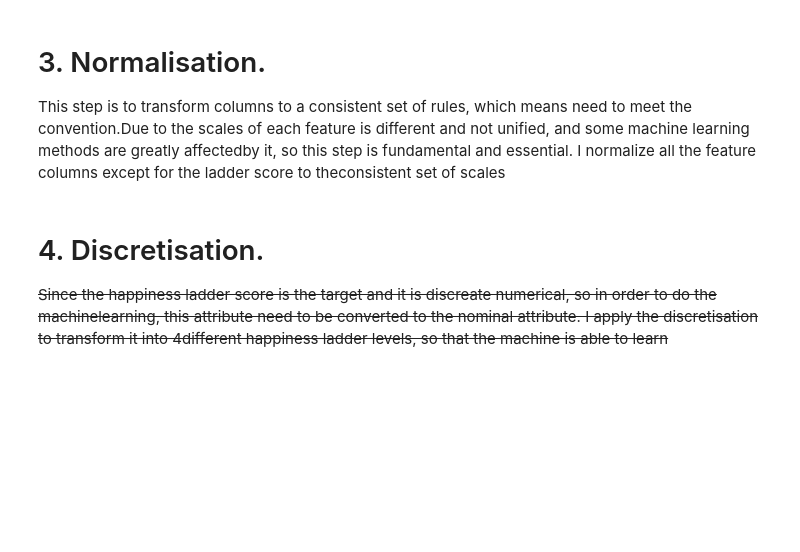
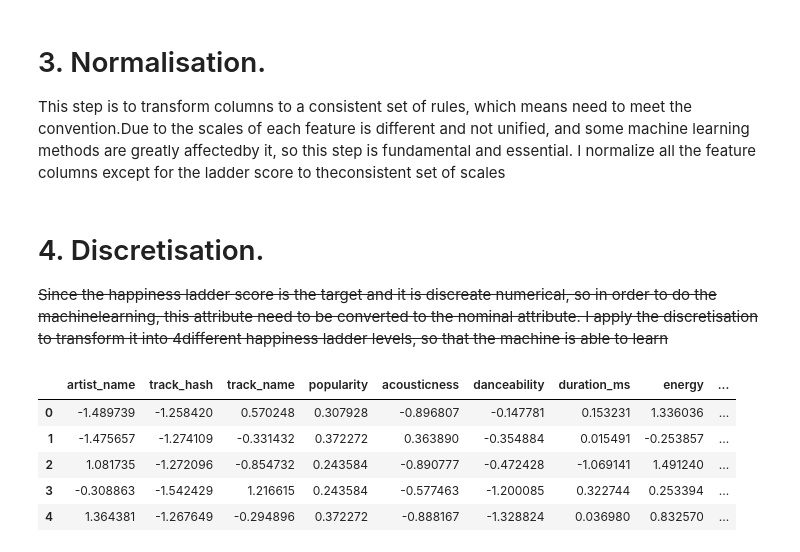
Before and after one commit to Yun-K/comp309_a3, a Jupyter notebook: a3.ipynb, the cells around one changed output. Saved outputs shown, nothing was run; the diff lists cells and outputs as text; code cells hidden in the pictures; blank space fills up the shorter version.

```diff
--- a/a3.ipynb
+++ b/a3.ipynb
@@ -369,6 +404,22 @@ MemoryError: Unable to allocate 14.1 GiB for an array with shape (47511, 39917)
 # 3. Normalisation.
 
 This step is to transform columns to a consistent set of rules, which means need to meet the convention.Due to the scales of each feature  is different and not unified, and some machine learning methods are greatly affectedby it, so this step is fundamental and essential. I normalize all the feature columns except for the ladder score to theconsistent set of scales
+# %%
+scaler = StandardScaler()
+
+# iterate each col and do the normalization
+for (columnName, columnData) in whole_encode_all.iteritems():
+    # music_genre is Class Label Y, so need to use KBinsDiscretizer
+    if columnName == "music_genre":
+        continue
+
+    # if  columnName == 'artist_name' or columnName =='track_hash' or columnName =='track_name':
+    #     continue
+    # # country and region are categorical feature that the ML should not focus on, so do not apply Normalisation on it
+    # if columnName == 'Country_Class' or columnName == "Regional_Class":
+    #     continue
+
+    whole_encode_all[columnName] = scaler.fit_transform(columnData.values.reshape(-1,1))
 # %% [markdown]
 # 4. Discretisation.
 
@@ -375,0 +440,9 @@ This step is to transform columns to a consistent set of rules, which means need
+# %%
+whole_encode_all.head()
+# %% [output]
+|  | artist_name | track_hash | track_name | popularity | acousticness | danceability | duration_ms | energy | ... |
+| 0 | -1.489739 | -1.258420 | 0.570248 | 0.307928 | -0.896807 | -0.147781 | 0.153231 | 1.336036 | ... |
+| 1 | -1.475657 | -1.274109 | -0.331432 | 0.372272 | 0.363890 | -0.354884 | 0.015491 | -0.253857 | ... |
+| 2 | 1.081735 | -1.272096 | -0.854732 | 0.243584 | -0.890777 | -0.472428 | -1.069141 | 1.491240 | ... |
+| 3 | -0.308863 | -1.542429 | 1.216615 | 0.243584 | -0.577463 | -1.200085 | 0.322744 | 0.253394 | ... |
+| 4 | 1.364381 | -1.267649 | -0.294896 | 0.372272 | -0.888167 | -1.328824 | 0.036980 | 0.832570 | ... |
```
Also changed, not shown: parts of 16 cells of this notebook, 7 other files.
